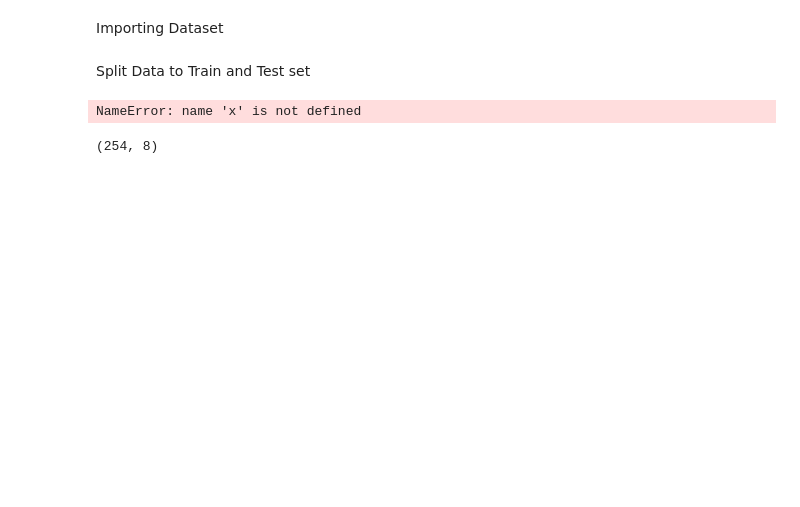
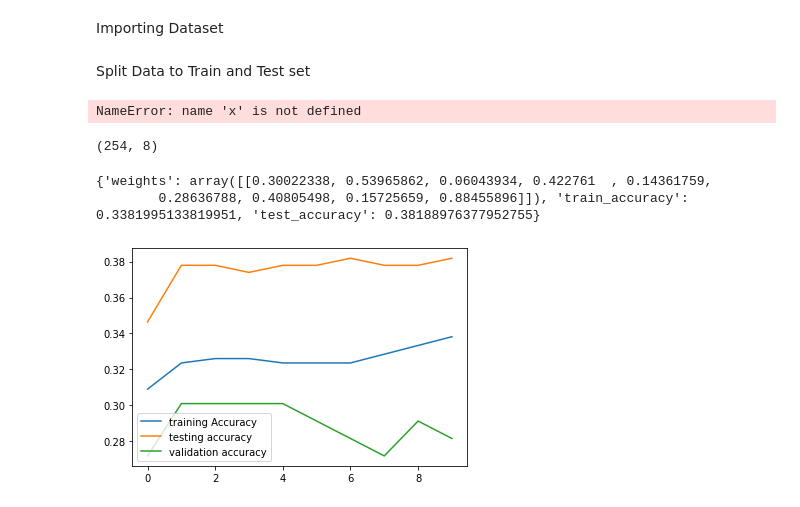
Before and after one commit to thethomasam/Perceptron, a Jupyter notebook: myPerceptron.ipynb, the cells around one changed output. Saved outputs shown, nothing was run; the diff lists cells and outputs as text; code cells hidden in the pictures; blank space fills up the shorter version.

```diff
--- a/myPerceptron.ipynb
+++ b/myPerceptron.ipynb
@@ -132,8 +152,16 @@ class MyPerceptron :
 # %% [output]
 (254, 8)
 # %%
-b=MyPerceptron(X,y,10)
-b.train()
+b=MyPerceptron(X,y,10,True)
+b.train(b.perceptron_loss)
+
+
+b.get_best_weights()
+b.plot_acc()
+# %% [output]
+{'weights': array([[0.30022338, 0.53965862, 0.06043934, 0.422761  , 0.14361759,
+        0.28636788, 0.40805498, 0.15725659, 0.88455896]]), 'train_accuracy': 0.3381995133819951, 'test_accuracy': 0.38188976377952755}
+[figure, added]
 # %%
 
 b.plot_acc()
```
Also changed, not shown: parts of 9 cells of this notebook.
